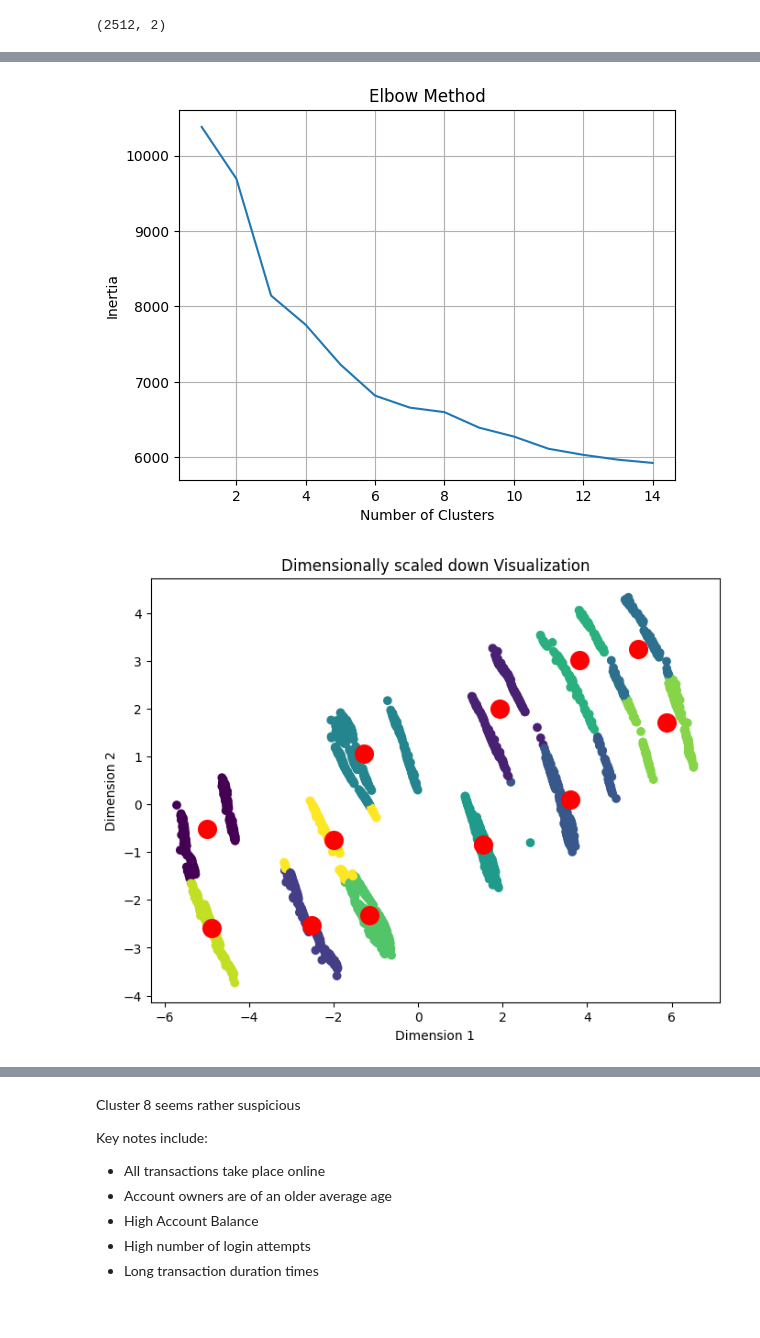
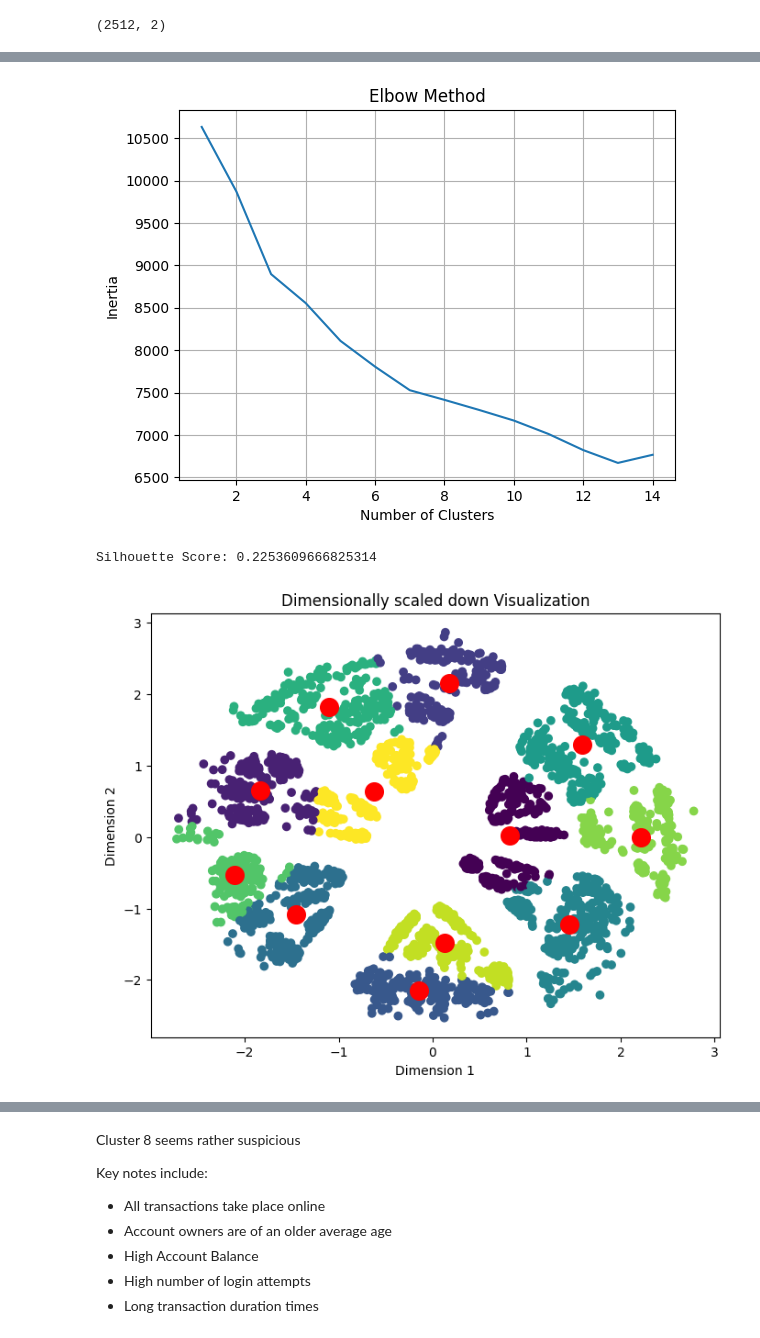
Before and after one commit to petar-Atanasov/Applied-Data-Science-and-AI-Workflow, a Jupyter notebook: CST3133_CourseWork_A.ipynb, the cells around one changed output, grey strips where cells are left out. Drawn from its saved outputs; the diff is of its cells as text; code cells hidden in the pictures.

```diff
--- a/CST3133_CourseWork_A.ipynb
+++ b/CST3133_CourseWork_A.ipynb
@@ -163,17 +163,15 @@ convertDate(dataset, 'TransactionDate', 'TransactionDateWeek', 'TransactionDateT
 convertDate(dataset, 'PreviousTransactionDate', 'PreviousTransactionDateWeek', 'PreviousTransactionDateTimeOfDay')
 
 
-categoricalData = dataset[['Location', 'Channel', 'CustomerOccupation', 'TransactionDateWeek', 'TransactionDateTimeOfDay', 'PreviousTransactionDateWeek', 'PreviousTransactionDateTimeOfDay']].columns.tolist()
+categoricalData = dataset[['Location', 'Channel', 'CustomerOccupation', 'TransactionType', 'TransactionDateWeek', 'TransactionDateTimeOfDay', 'PreviousTransactionDateWeek', 'PreviousTransactionDateTimeOfDay']].columns.tolist()
 encoder = OneHotEncoder(sparse_output=False)
 oneHotEncoded = encoder.fit_transform(dataset[categoricalData])
 
 oneHotCategoricalData = pd.DataFrame(oneHotEncoded, columns=encoder.get_feature_names_out(categoricalData))
 
 #Dataset with all values for model training
+
 processedDataset = pd.concat([dataset[['NormalizedCustomerAge', 'NormalizedTransactionAmount', 'NormalizedAccountBalance', 'NormalizedTransactionDuration', 'NormalizedLoginAttempts']], oneHotCategoricalData], axis=1)
-
-#Dataset with combination of initial data and processed data
-totalDataset = pd.concat([dataset, oneHotCategoricalData], axis=1)
 # %% [output]
 0      2023-04-11 16:29:14
 1      2023-06-27 16:44:19
@@ -450,20 +450,25 @@ plt.title("Elbow Method")
 plt.grid()
 plt.show()
 # %% [output]
-[figure, old version]
+[figure, new version]
 # %%
 fraud_k_means = KMeans(n_clusters = 12, random_state=42)
 fraud_k_means.fit(reducedCluster)
 
-totalDataset['Clustered'] = fraud_k_means.labels_
+processedDataset['Clustered'] = fraud_k_means.labels_
+# %%
+fraud_silhouette_avg = silhouette_score(processedDataset, processedDataset['Clustered'])
+print(f"Silhouette Score: {fraud_silhouette_avg}")
+# %% [output]
+Silhouette Score: 0.2253609666825314
 # %%
 plt.figure(figsize=(8, 6))
-plt.scatter(reducedCluster[:, 0], reducedCluster[:, 1], c=totalDataset['Clustered'])
+plt.scatter(reducedCluster[:, 0], reducedCluster[:, 1], c=processedDataset['Clustered'])
 plt.scatter(fraud_k_means.cluster_centers_[:, 0], fraud_k_means.cluster_centers_[:, 1], s=200, c='red', label='Centroids')
 plt.title("Dimensionally scaled down Visualization")
 plt.xlabel("Dimension 1")
 plt.ylabel("Dimension 2")
 plt.show()
 # %% [output]
-[figure, old version]
+[figure, new version]
 # %%
```
Also changed, not shown: parts of 4 cells of this notebook.
